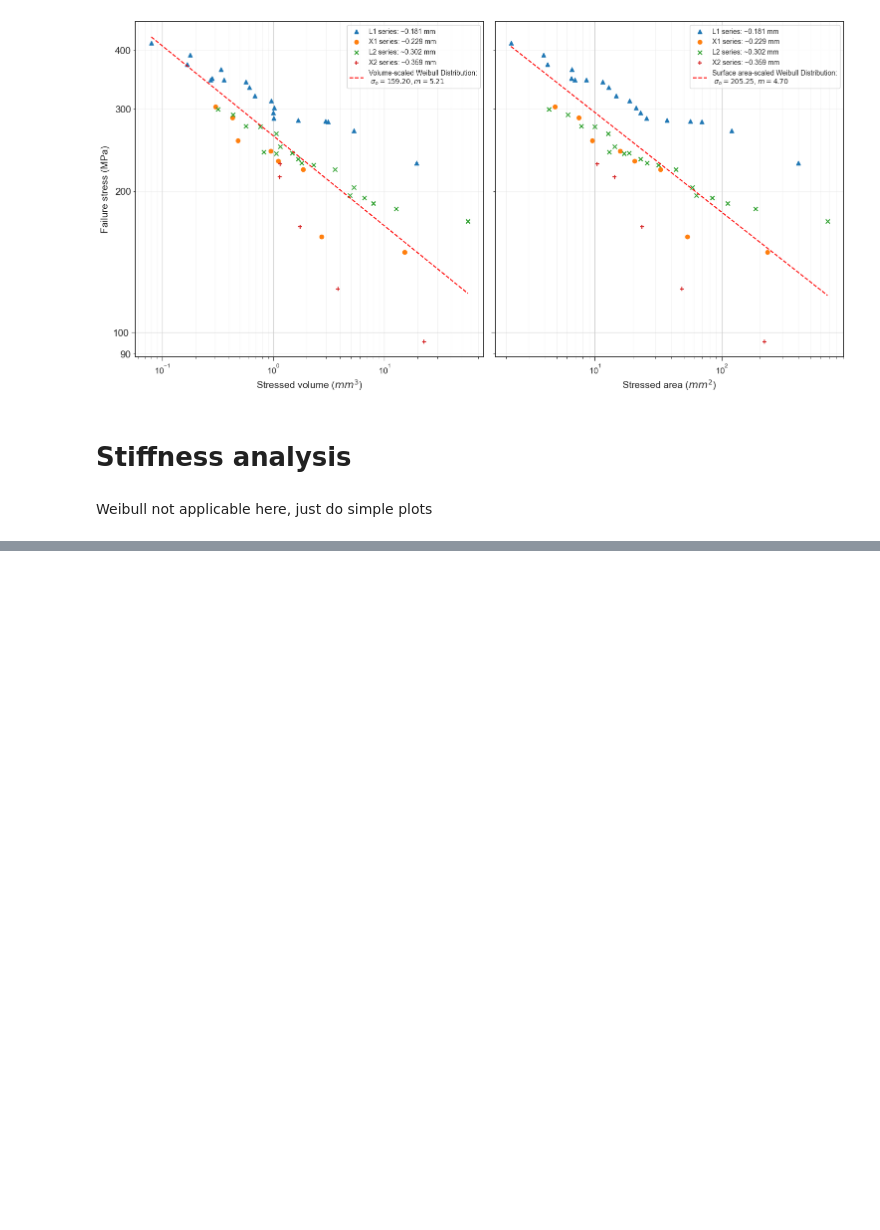
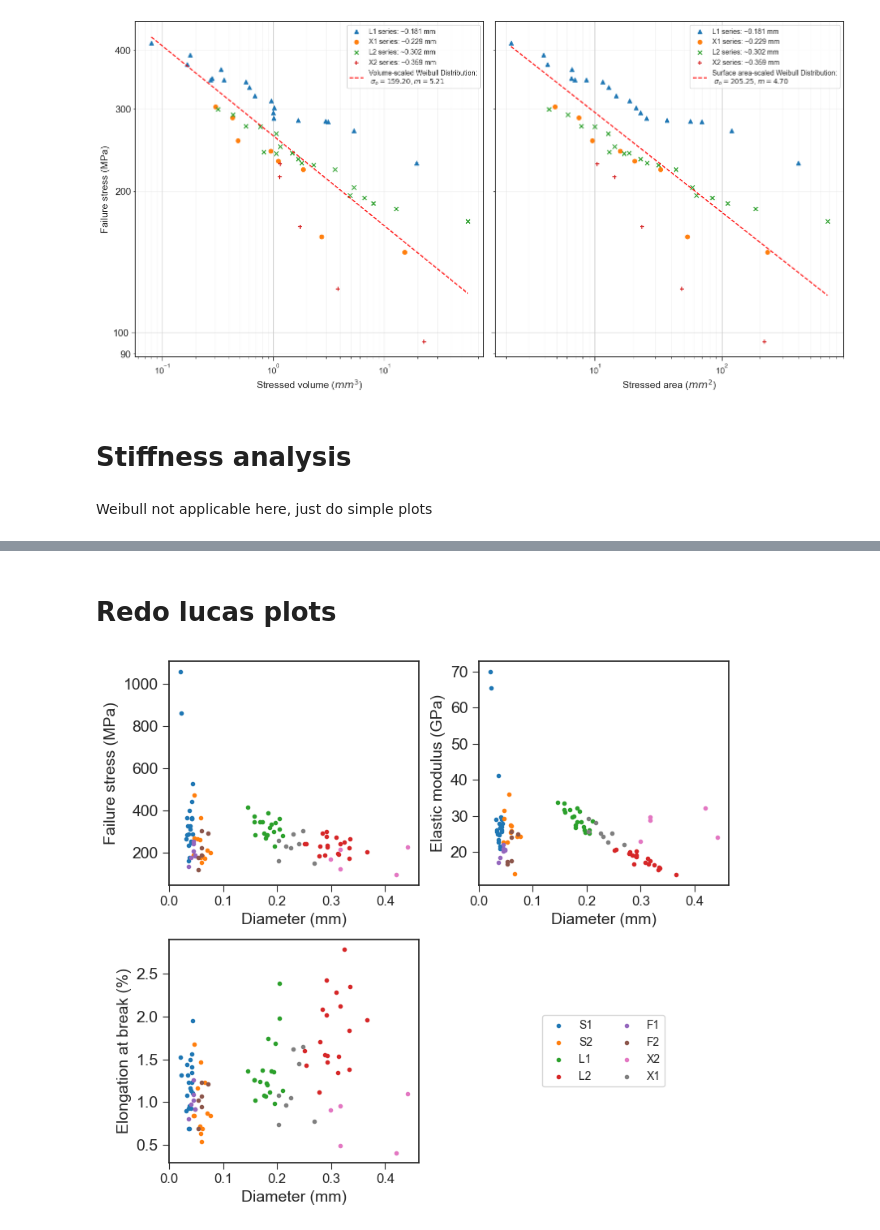
Before and after one commit to Mackus101/GlassMechAnalysis, a Jupyter notebook: analyse_fibres.ipynb, the cells around one changed output, grey strips where cells are left out. Cells and saved outputs as stored; diff of their text form; code cells hidden in the pictures; blank space fills up the shorter version.

```diff
--- a/analyse_fibres.ipynb
+++ b/analyse_fibres.ipynb
@@ -1513,2 +1513,36 @@ plot_elongation(fibre_data)
 # %%
 fibre_data_anal.to_excel("fibre_analysis_output.xlsx")
+# %% [markdown]
+# Redo lucas plots
+# %%
+def plot_lucas_plots(data):
+    unique_series = data["series"].unique()
+
+    fig, ((ax_tens, ax_elastic), (ax_elong, ax_legend)) = plt.subplots(nrows=2, ncols=2)
+    fig.set_size_inches(8,7)
+
+    legend_lines = []
+
+    for series in unique_series:
+            plot_data = data[data["series"] == series]
+            line = ax_tens.scatter(data=plot_data, x="fracture_diameter", y="fracture_stress", label=series)
+            ax_elastic.scatter(data=plot_data, x="fracture_diameter", y="elastic_mod", label=series)
+            ax_elong.scatter(data=plot_data, x="fracture_diameter", y="%_elong_at_break", label=series)
+            legend_lines.append(line)
+
+    ax_legend.axis("off")
+    ax_legend.legend(handles=legend_lines, loc="center", ncols=2)
+
+    ax_tens.set_ylabel(stress_label)
+    ax_elastic.set_ylabel("Elastic modulus (GPa)")
+    ax_elong.set_ylabel("Elongation at break (%)")
+
+    ax_tens.set_xlabel("Diameter (mm)")
+    ax_elastic.set_xlabel("Diameter (mm)")
+    ax_elong.set_xlabel("Diameter (mm)")
+
+    fig.tight_layout()
+# %%
+plot_lucas_plots(fibre_data)
+# %% [output]
+[figure, added]
```
Also changed, not shown: parts of 4 cells of this notebook, 2 other files.
